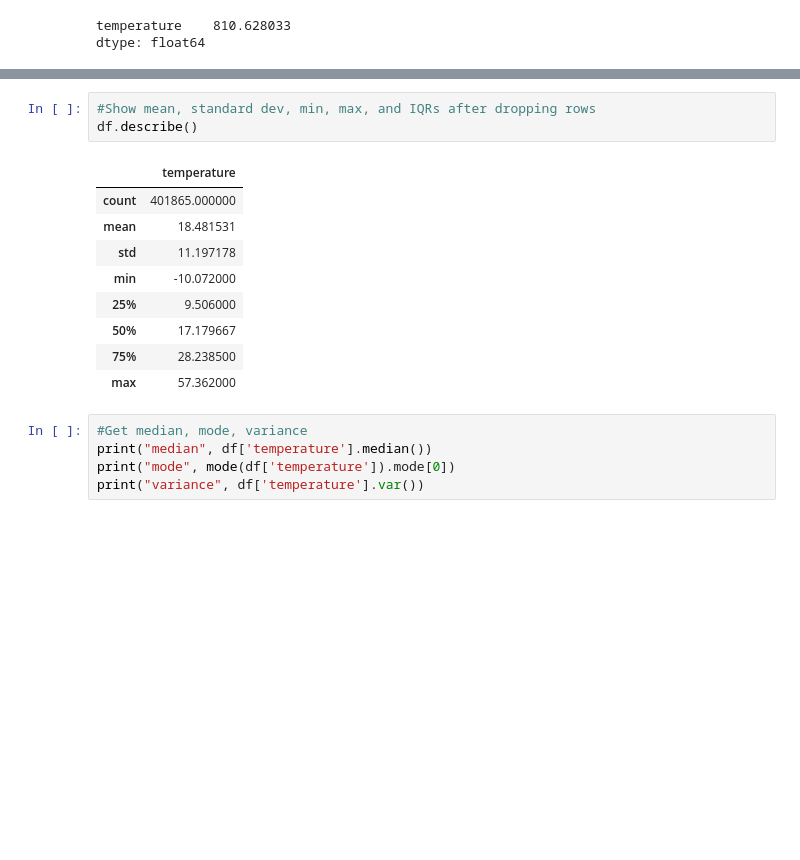
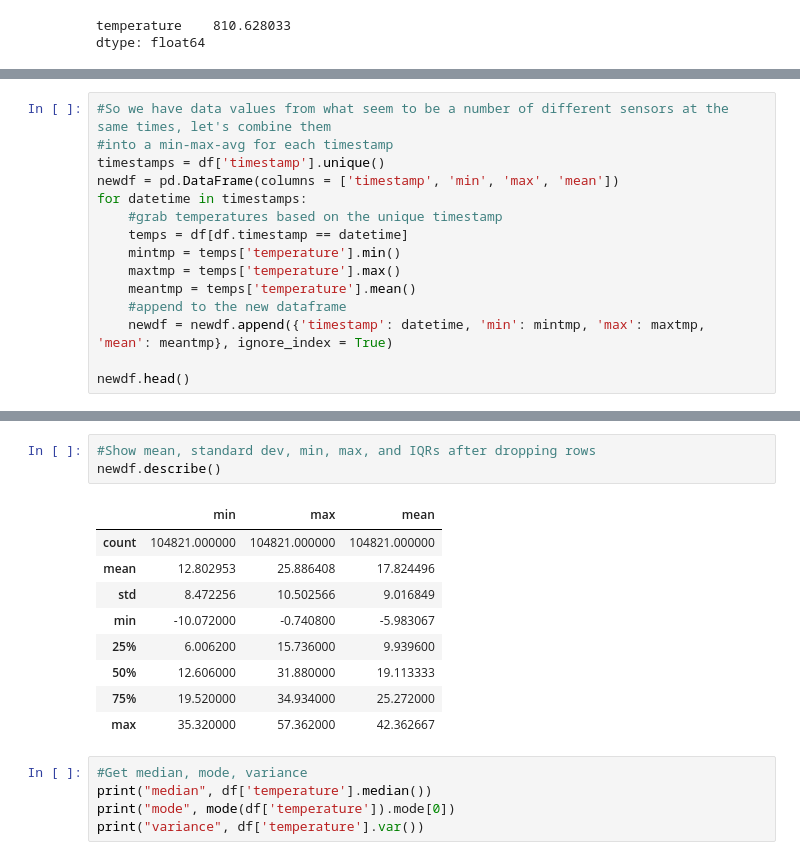
Before and after one commit to AFineSortie/Apicultural-Conservation-and-Technology, a Jupyter notebook: temp_2017.ipynb, the cells around one changed output, grey strips where cells are left out. Cells and saved outputs as stored; diff of their text form; blank space fills up the shorter version.

Commit message:
Added new csv files, added to beehive metrics data analysis

```diff
--- a/temp_2017.ipynb
+++ b/temp_2017.ipynb
@@ -160,3 +160,18 @@ df[df.duplicated()]
 | 397513 | 2017-12-16 02:15:00 | 4.334000 |
 | 398266 | 2017-12-18 17:00:00 | 3.574600 |
 83 rows × 2 columns
+# %%
+#So we have data values from what seem to be a number of different sensors at the same times, let's combine them
+#into a min-max-avg for each timestamp
+timestamps = df['timestamp'].unique()
+newdf = pd.DataFrame(columns = ['timestamp', 'min', 'max', 'mean'])
+for datetime in timestamps:
+    #grab temperatures based on the unique timestamp
+    temps = df[df.timestamp == datetime]
+    mintmp = temps['temperature'].min()
+    maxtmp = temps['temperature'].max()
+    meantmp = temps['temperature'].mean()
+    #append to the new dataframe
+    newdf = newdf.append({'timestamp': datetime, 'min': mintmp, 'max': maxtmp, 'mean': meantmp}, ignore_index = True)
+
+newdf.head()
@@ -163,16 +201,16 @@ df[df.duplicated()]
 # %%
 #Show mean, standard dev, min, max, and IQRs after dropping rows
-df.describe()
+newdf.describe()
 # %% [output]
-|  | temperature |
-| count | 401865.000000 |
-| mean | 18.481531 |
-| std | 11.197178 |
-| min | -10.072000 |
-| 25% | 9.506000 |
-| 50% | 17.179667 |
-| 75% | 28.238500 |
-| max | 57.362000 |
+|  | min | max | mean |
+| count | 104821.000000 | 104821.000000 | 104821.000000 |
+| mean | 12.802953 | 25.886408 | 17.824496 |
+| std | 8.472256 | 10.502566 | 9.016849 |
+| min | -10.072000 | -0.740800 | -5.983067 |
+| 25% | 6.006200 | 15.736000 | 9.939600 |
+| 50% | 12.606000 | 31.880000 | 19.113333 |
+| 75% | 19.520000 | 34.934000 | 25.272000 |
+| max | 35.320000 | 57.362000 | 42.362667 |
 # %%
 #Get median, mode, variance
 print("median", df['temperature'].median())
```
Also changed, not shown: parts of 5 cells of this notebook, 4 other files.
